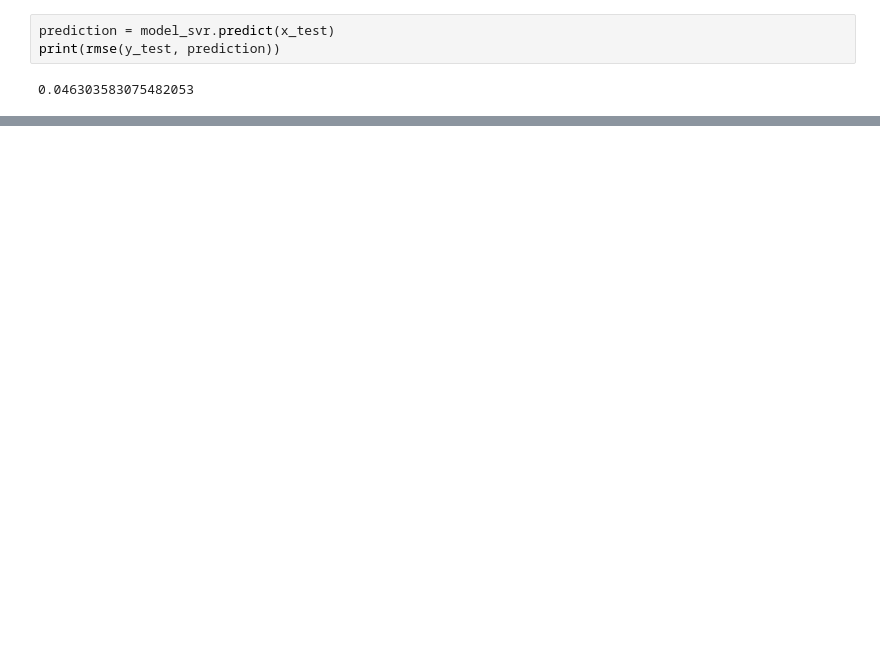
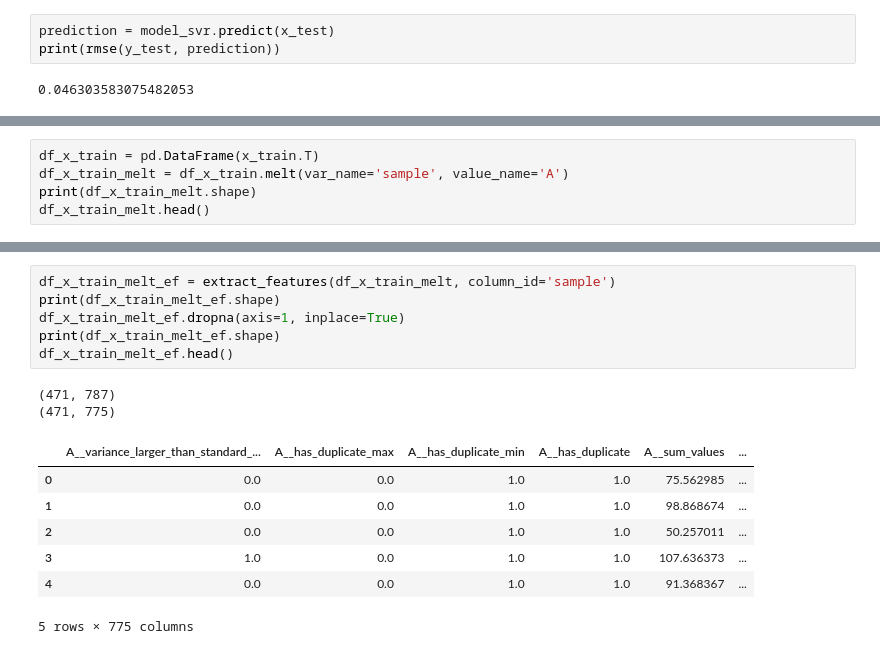
Before and after one commit to ryoma-jp/samples, a Jupyter notebook: python/feature_engineering/00_Overview.ipynb, the cells around one changed output, grey strips where cells are left out. Saved outputs shown, nothing was run; the diff lists cells and outputs as text; blank space fills up the shorter version.

```diff
--- a/python/feature_engineering/00_Overview.ipynb
+++ b/python/feature_engineering/00_Overview.ipynb
@@ -107,0 +113,5 @@ print(rmse(y_test, prediction))
+# %%
+df_x_train = pd.DataFrame(x_train.T)
+df_x_train_melt = df_x_train.melt(var_name='sample', value_name='A')
+print(df_x_train_melt.shape)
+df_x_train_melt.head()
@@ -107,0 +126,16 @@ print(rmse(y_test, prediction))
+# %%
+df_x_train_melt_ef = extract_features(df_x_train_melt, column_id='sample')
+print(df_x_train_melt_ef.shape)
+df_x_train_melt_ef.dropna(axis=1, inplace=True)
+print(df_x_train_melt_ef.shape)
+df_x_train_melt_ef.head()
+# %% [output]
+(471, 787)
+(471, 775)
+|  | A__variance_larger_than_standard_... | A__has_duplicate_max | A__has_duplicate_min | A__has_duplicate | A__sum_values | ... |
+| 0 | 0.0 | 0.0 | 1.0 | 1.0 | 75.562985 | ... |
+| 1 | 0.0 | 0.0 | 1.0 | 1.0 | 98.868674 | ... |
+| 2 | 0.0 | 0.0 | 1.0 | 1.0 | 50.257011 | ... |
+| 3 | 1.0 | 0.0 | 1.0 | 1.0 | 107.636373 | ... |
+| 4 | 0.0 | 0.0 | 1.0 | 1.0 | 91.368367 | ... |
+5 rows × 775 columns
```
Also changed, not shown: parts of 17 cells of this notebook.
